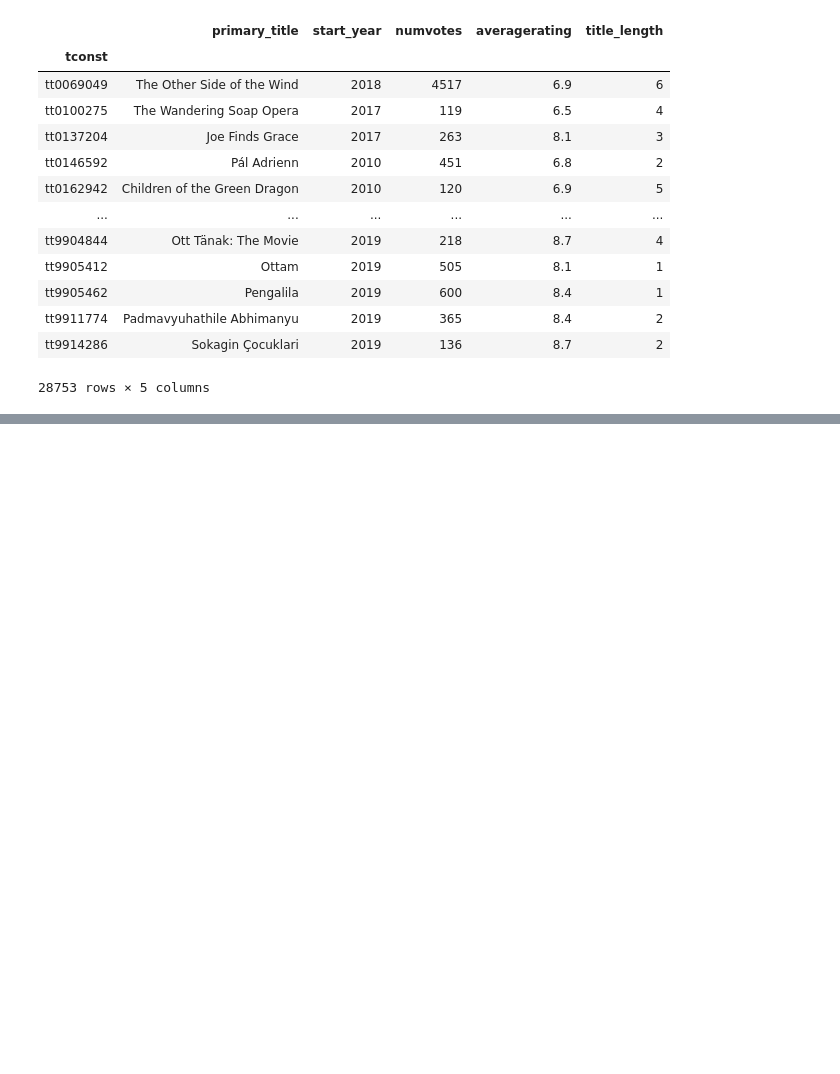
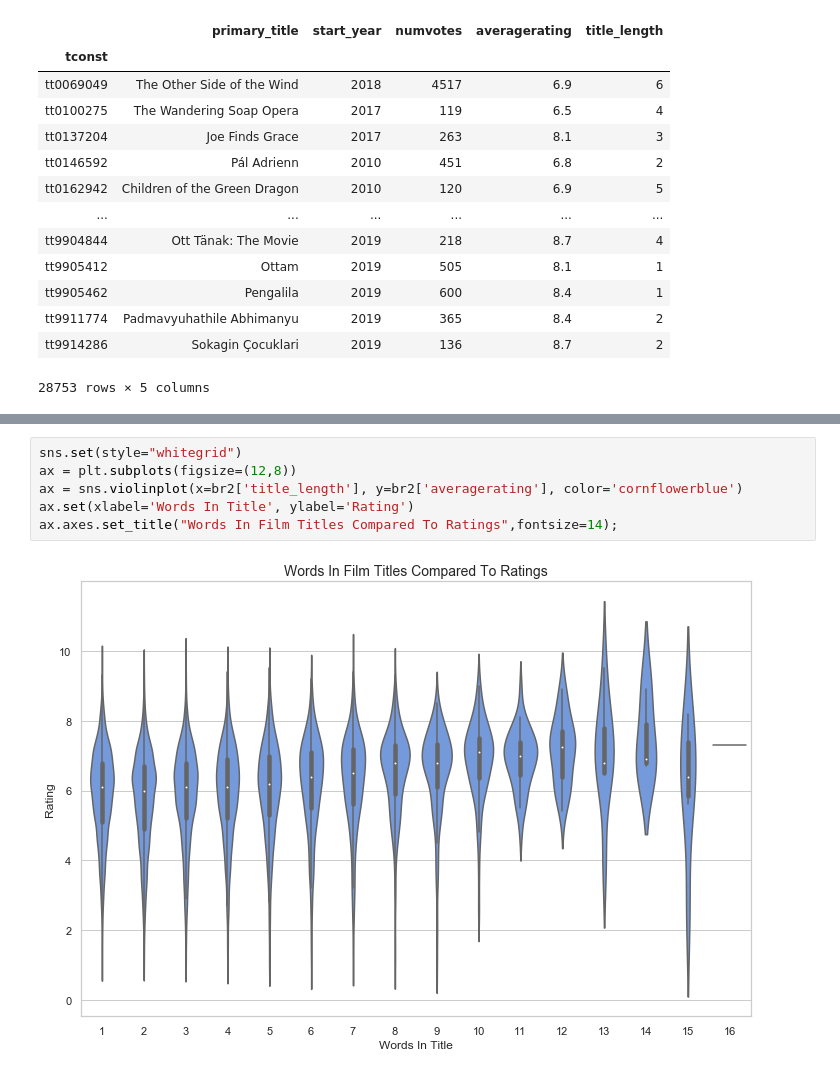
Before and after one commit to stevenzych/movie-analysis, a Jupyter notebook: steven_average_rating_and_title_length.ipynb, the cells around one changed output, grey strips where cells are left out. Cells and saved outputs as stored; diff of their text form; blank space fills up the shorter version.

```diff
--- a/steven_average_rating_and_title_length.ipynb
+++ b/steven_average_rating_and_title_length.ipynb
@@ -178,0 +170,8 @@ plt.plot(br2['title_length'].value_counts().sort_index());
+# %%
+sns.set(style="whitegrid")
+ax = plt.subplots(figsize=(12,8))
+ax = sns.violinplot(x=br2['title_length'], y=br2['averagerating'], color='cornflowerblue')
+ax.set(xlabel='Words In Title', ylabel='Rating')
+ax.axes.set_title("Words In Film Titles Compared To Ratings",fontsize=14);
+# %% [output]
+[figure, added]
```
Also changed, not shown: parts of 18 cells of this notebook, 2 other files.
